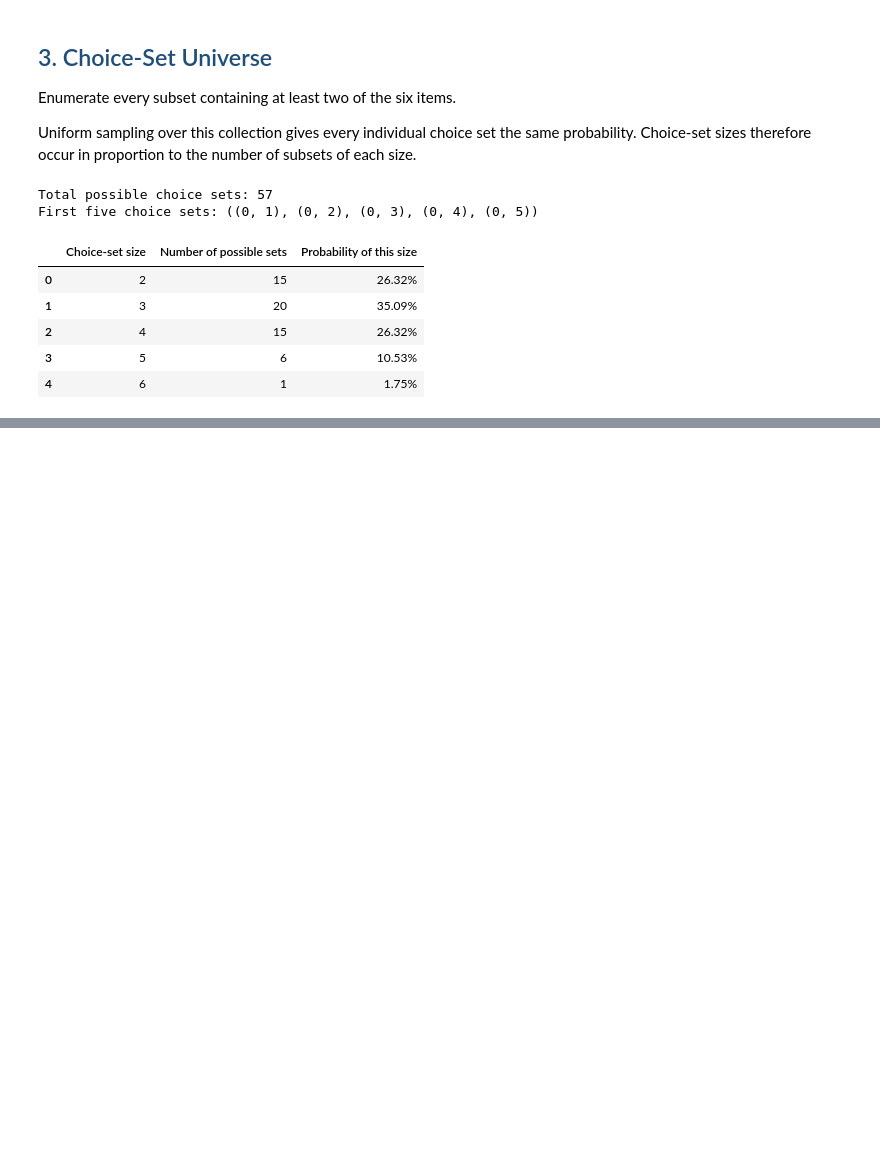
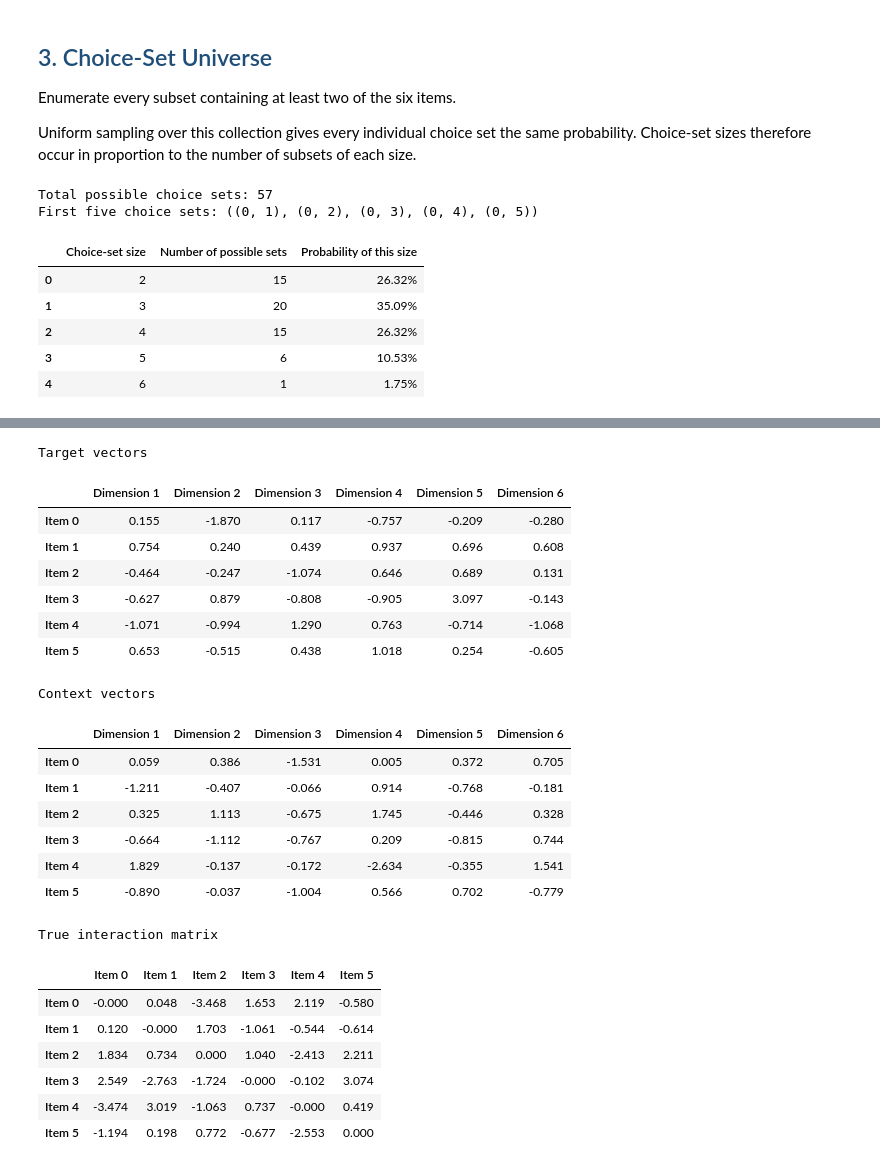
Before and after one commit to rbhdsks/Learning-from-Comparison-Data-Master-Thesis-Project-, a Jupyter notebook: notebooks/experiments/Context_Dependent_Model/CDM_Paper_Reproduction/01_synthetic_recovery.ipynb, the cells around one changed output, grey strips where cells are left out. Cells and saved outputs as stored; diff of their text form; code cells hidden in the pictures; blank space fills up the shorter version.

```diff
--- a/notebooks/experiments/Context_Dependent_Model/CDM_Paper_Reproduction/01_synthetic_recovery.ipynb
+++ b/notebooks/experiments/Context_Dependent_Model/CDM_Paper_Reproduction/01_synthetic_recovery.ipynb
@@ -285,0 +294,64 @@ First five choice sets: ((0, 1), (0, 2), (0, 3), (0, 4), (0, 5))
+# %%
+# Generate and inspect the factors and true interaction matrix.
+
+from IPython.display import display
+
+from cdm_paper_reproduction.synthetic import generate_paper_cdm_parameters
+
+PARAMETER_SEED = SEED
+
+true_target_vectors, true_context_vectors, true_interactions = (
+    generate_paper_cdm_parameters(
+        number_of_items=NUMBER_OF_ITEMS,
+        random_seed=PARAMETER_SEED,
+        device=DEVICE,
+        dtype=DTYPE,
+    )
+)
+
+item_labels = [f"Item {item}" for item in range(NUMBER_OF_ITEMS)]
+dimension_labels = [
+    f"Dimension {dimension + 1}"
+    for dimension in range(NUMBER_OF_ITEMS)
+]
+
+for title, matrix, columns in (
+    ("Target vectors", true_target_vectors, dimension_labels),
+    ("Context vectors", true_context_vectors, dimension_labels),
+    ("True interaction matrix", true_interactions, item_labels),
+):
+    display(
+        pd.DataFrame(
+            matrix.detach().cpu().numpy(),
+            index=item_labels,
+            columns=columns,
+        )
+        .style
+        .format("{:.3f}")
+        .set_caption(title)
+    )
+# %% [output]
+Target vectors
+|  | Dimension 1 | Dimension 2 | Dimension 3 | Dimension 4 | Dimension 5 | Dimension 6 |
+| Item 0 | 0.155 | -1.870 | 0.117 | -0.757 | -0.209 | -0.280 |
+| Item 1 | 0.754 | 0.240 | 0.439 | 0.937 | 0.696 | 0.608 |
+| Item 2 | -0.464 | -0.247 | -1.074 | 0.646 | 0.689 | 0.131 |
+| Item 3 | -0.627 | 0.879 | -0.808 | -0.905 | 3.097 | -0.143 |
+| Item 4 | -1.071 | -0.994 | 1.290 | 0.763 | -0.714 | -1.068 |
+| Item 5 | 0.653 | -0.515 | 0.438 | 1.018 | 0.254 | -0.605 |
+Context vectors
+|  | Dimension 1 | Dimension 2 | Dimension 3 | Dimension 4 | Dimension 5 | Dimension 6 |
+| Item 0 | 0.059 | 0.386 | -1.531 | 0.005 | 0.372 | 0.705 |
+| Item 1 | -1.211 | -0.407 | -0.066 | 0.914 | -0.768 | -0.181 |
+| Item 2 | 0.325 | 1.113 | -0.675 | 1.745 | -0.446 | 0.328 |
+| Item 3 | -0.664 | -1.112 | -0.767 | 0.209 | -0.815 | 0.744 |
+| Item 4 | 1.829 | -0.137 | -0.172 | -2.634 | -0.355 | 1.541 |
+| Item 5 | -0.890 | -0.037 | -1.004 | 0.566 | 0.702 | -0.779 |
+True interaction matrix
+|  | Item 0 | Item 1 | Item 2 | Item 3 | Item 4 | Item 5 |
+| Item 0 | -0.000 | 0.048 | -3.468 | 1.653 | 2.119 | -0.580 |
+| Item 1 | 0.120 | -0.000 | 1.703 | -1.061 | -0.544 | -0.614 |
+| Item 2 | 1.834 | 0.734 | 0.000 | 1.040 | -2.413 | 2.211 |
+| Item 3 | 2.549 | -2.763 | -1.724 | -0.000 | -0.102 | 3.074 |
+| Item 4 | -3.474 | 3.019 | -1.063 | 0.737 | -0.000 | 0.419 |
+| Item 5 | -1.194 | 0.198 | 0.772 | -0.677 | -2.553 | 0.000 |
```
Also changed, not shown: parts of 5 cells of this notebook.
